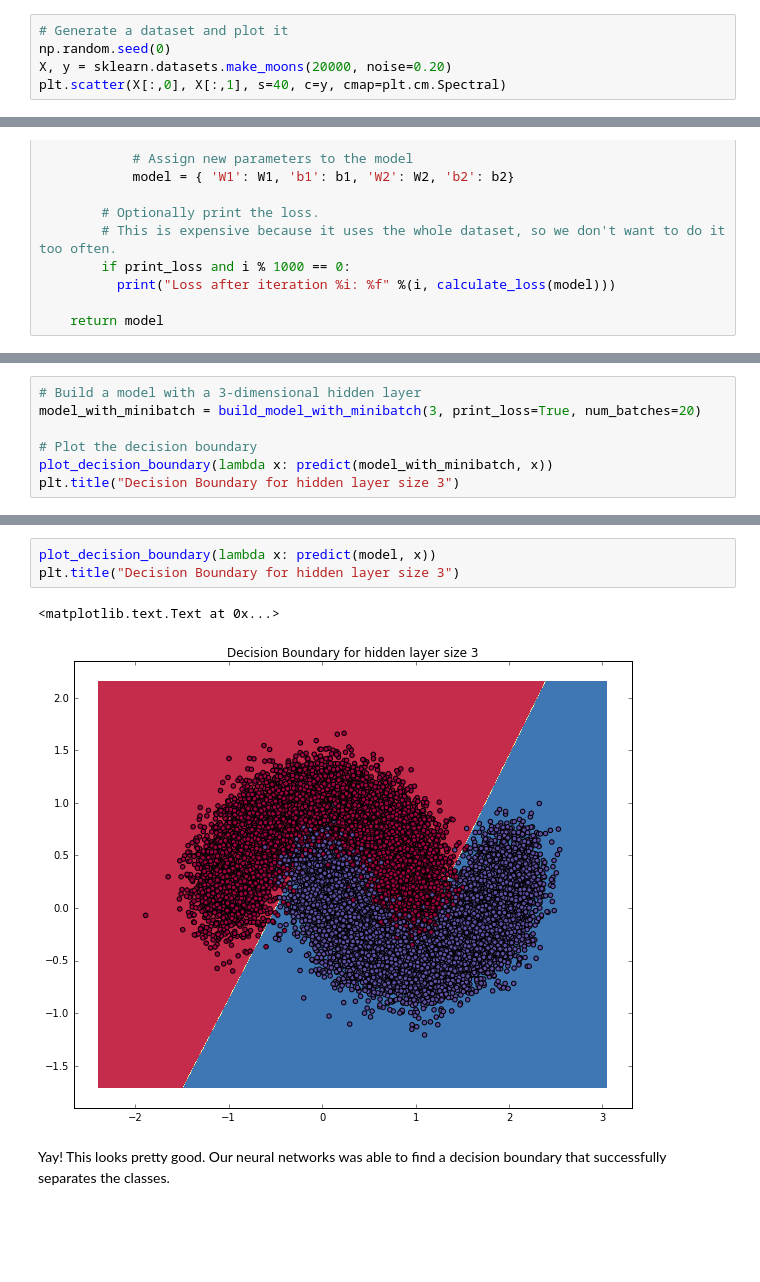
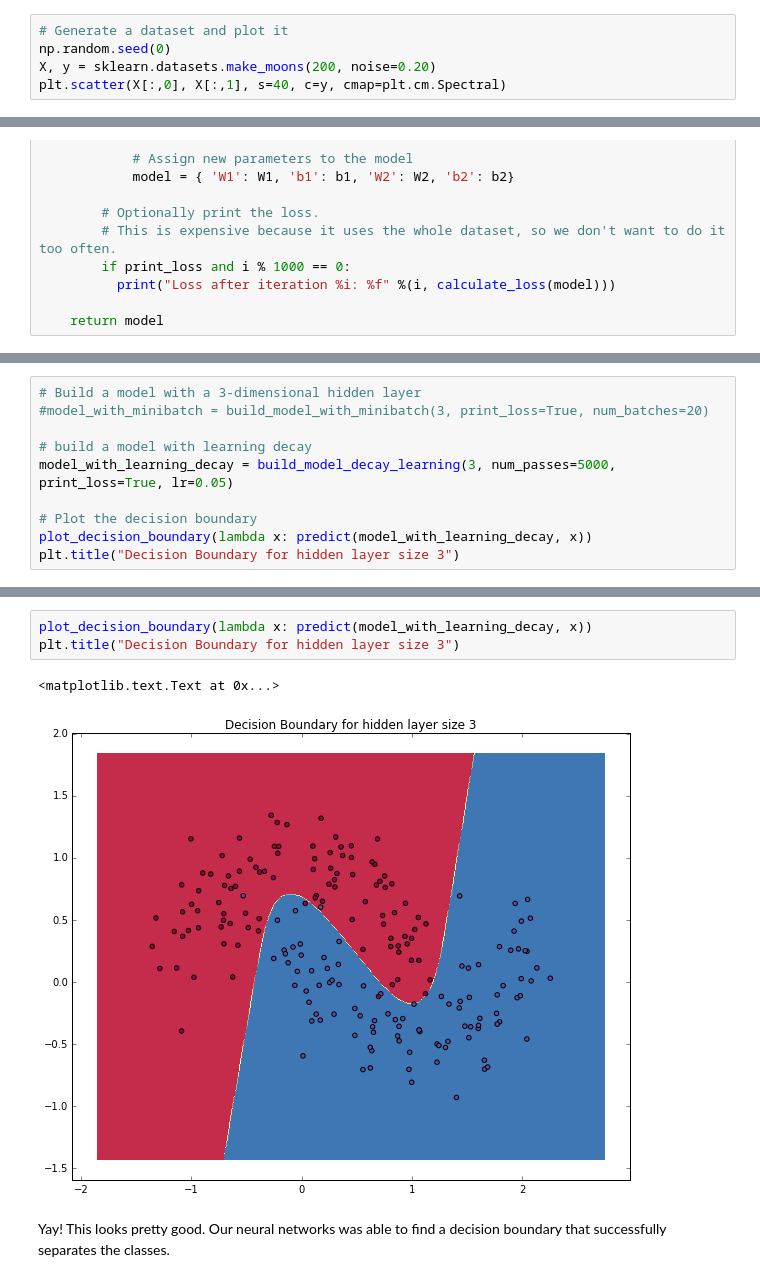
Before and after one commit to squidarth/nn-from-scratch, a Jupyter notebook: nn-from-scratch.ipynb, the cells around one changed output, grey strips where cells are left out. Drawn from its saved outputs; the diff is of its cells as text; blank space fills up the shorter version.

```diff
--- a/nn-from-scratch.ipynb
+++ b/nn-from-scratch.ipynb
@@ -29,7 +31,7 @@ Let's start by generating a dataset we can play with. Fortunately, [scikit-learn
 # %%
 # Generate a dataset and plot it
 np.random.seed(0)
-X, y = sklearn.datasets.make_moons(20000, noise=0.20)
+X, y = sklearn.datasets.make_moons(200, noise=0.20)
 plt.scatter(X[:,0], X[:,1], s=40, c=y, cmap=plt.cm.Spectral)
 # %% [output]
 <matplotlib.collections.PathCollection at 0x...>
@@ -306,8 +370,11 @@ def build_model_with_minibatch(nn_hdim, num_passes=20000, print_loss=False, num_
 # %%
 # Build a model with a 3-dimensional hidden layer
-model_with_minibatch = build_model_with_minibatch(3, print_loss=True, num_batches=20)
+#model_with_minibatch = build_model_with_minibatch(3, print_loss=True, num_batches=20)
+
+# build a model with learning decay
+model_with_learning_decay = build_model_decay_learning(3, num_passes=5000, print_loss=True, lr=0.05)
 
 # Plot the decision boundary
-plot_decision_boundary(lambda x: predict(model_with_minibatch, x))
+plot_decision_boundary(lambda x: predict(model_with_learning_decay, x))
 plt.title("Decision Boundary for hidden layer size 3")
 # %% [output]
@@ -344,9 +424,9 @@ Loss after iteration 11000: 4.621456
 # %%
-plot_decision_boundary(lambda x: predict(model, x))
+plot_decision_boundary(lambda x: predict(model_with_learning_decay, x))
 plt.title("Decision Boundary for hidden layer size 3")
 # %% [output]
 <matplotlib.text.Text at 0x...>
-[figure, old version]
+[figure, new version]
 # %% [markdown]
 Yay! This looks pretty good. Our neural networks was able to find a decision boundary that successfully separates the classes.
 # %% [markdown]
```
Also changed, not shown: parts of 8 cells of this notebook.
